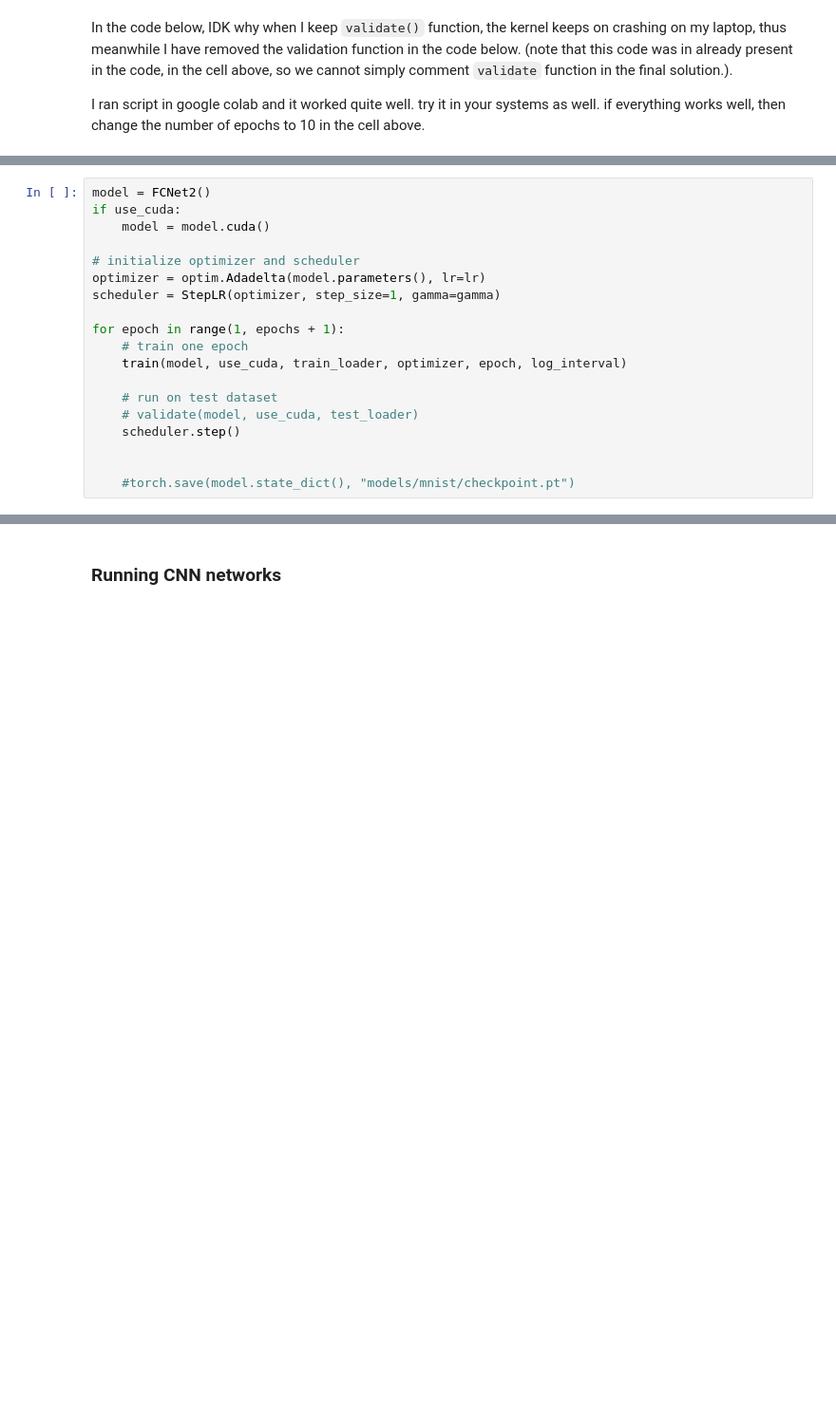
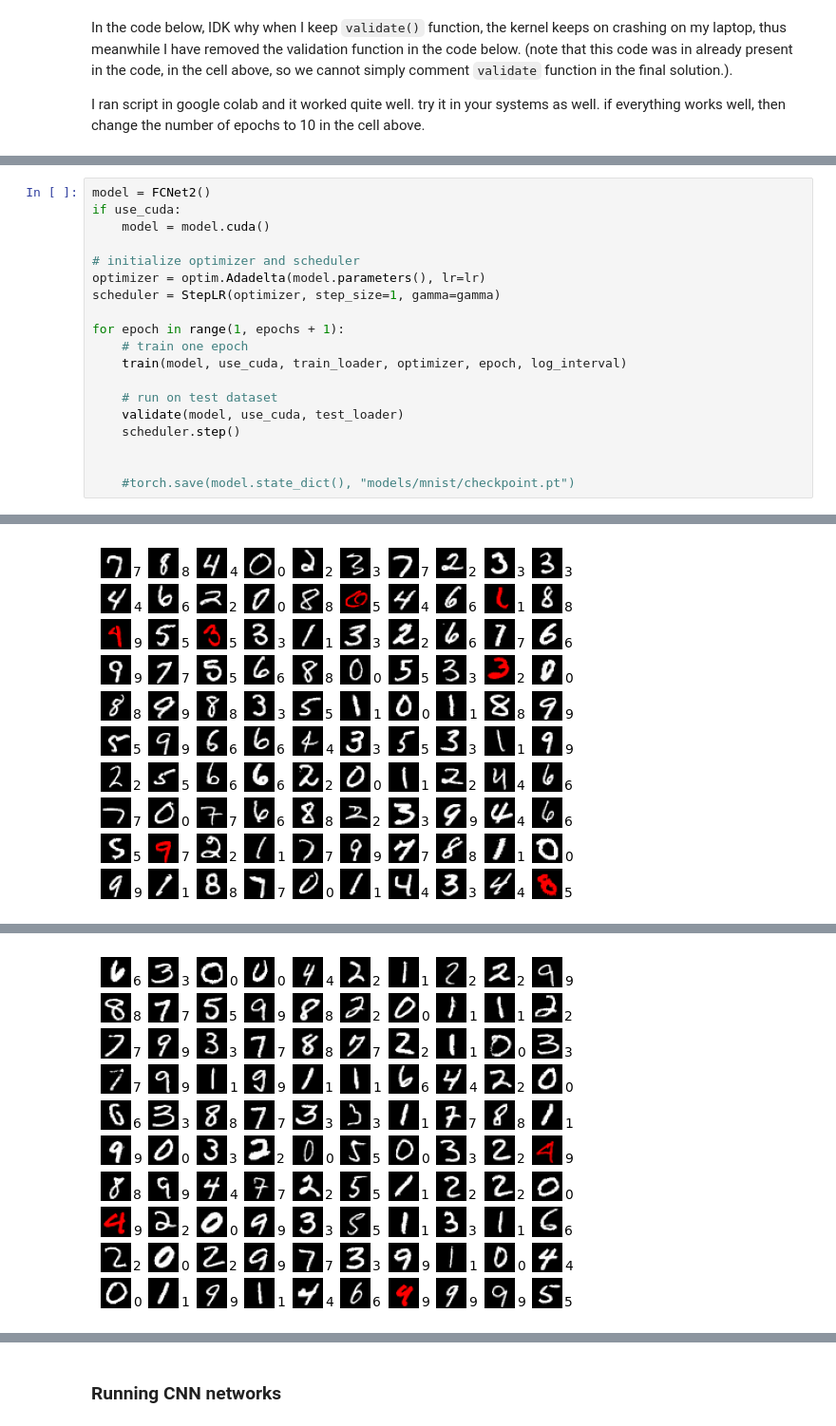
Before and after one commit to neelkanthrawat/3dcv-students, a Jupyter notebook: 3.0-tl-mnist.ipynb, the cells around one changed output, grey strips where cells are left out. Shown at 95% size. Drawn from its saved outputs; the diff is of its cells as text; blank space fills up the shorter version.

```diff
--- a/3.0-tl-mnist.ipynb
+++ b/3.0-tl-mnist.ipynb
@@ -480,8 +525,9 @@ for epoch in range(1, epochs + 1):
     train(model, use_cuda, train_loader, optimizer, epoch, log_interval)
 
     # run on test dataset
-    # validate(model, use_cuda, test_loader)
+    validate(model, use_cuda, test_loader)
     scheduler.step()
 
 
     #torch.save(model.state_dict(), "models/mnist/checkpoint.pt")
+# %% [output]
@@ -487,0 +546 @@ for epoch in range(1, epochs + 1):
+[figure, added]
@@ -488,3 +559,4 @@ for epoch in range(1, epochs + 1):
+[figure, added]
 # %%
 model = FCNet3()
 if use_cuda:
```
Also changed, not shown: parts of 12 cells of this notebook, 5 other files.
